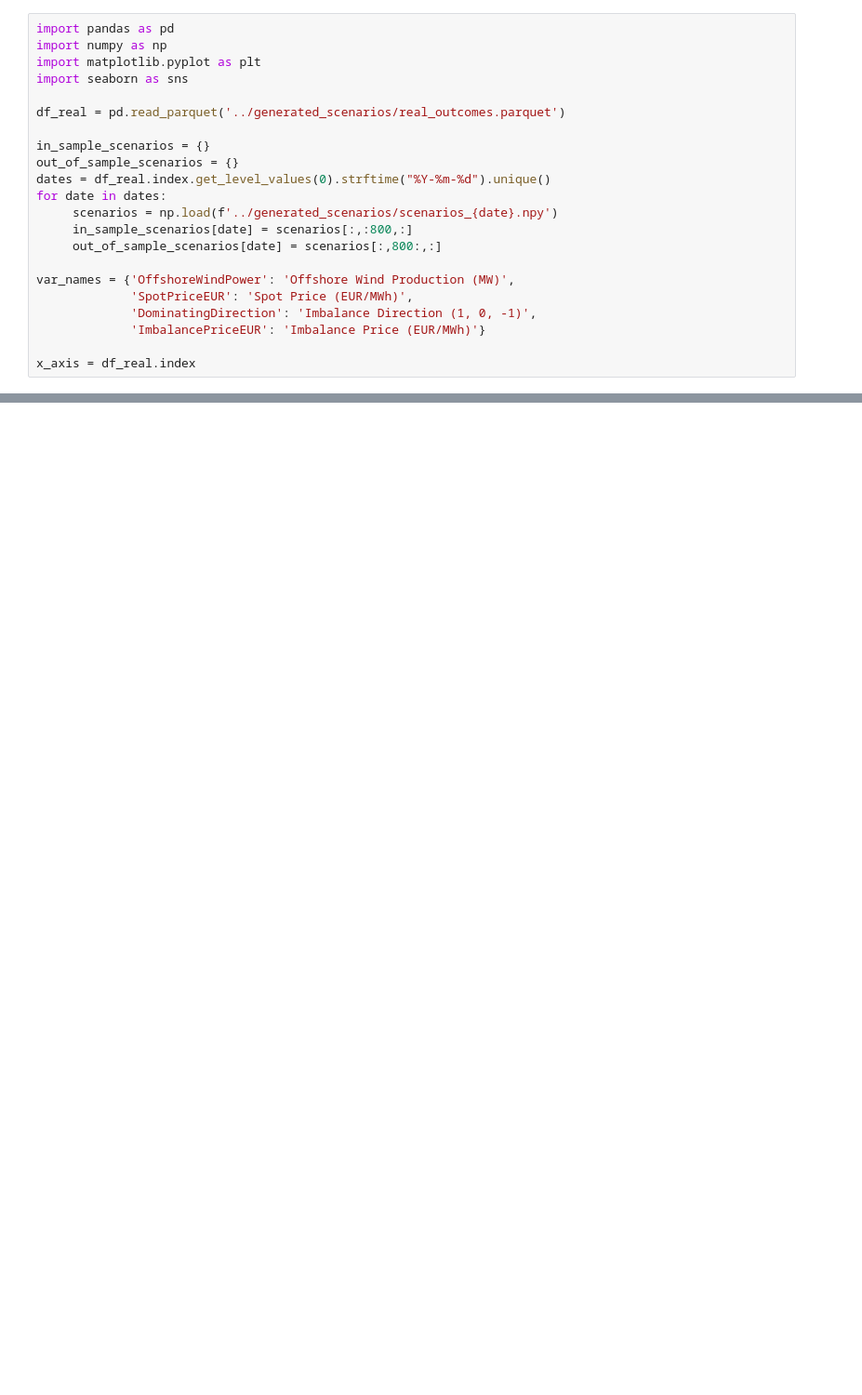
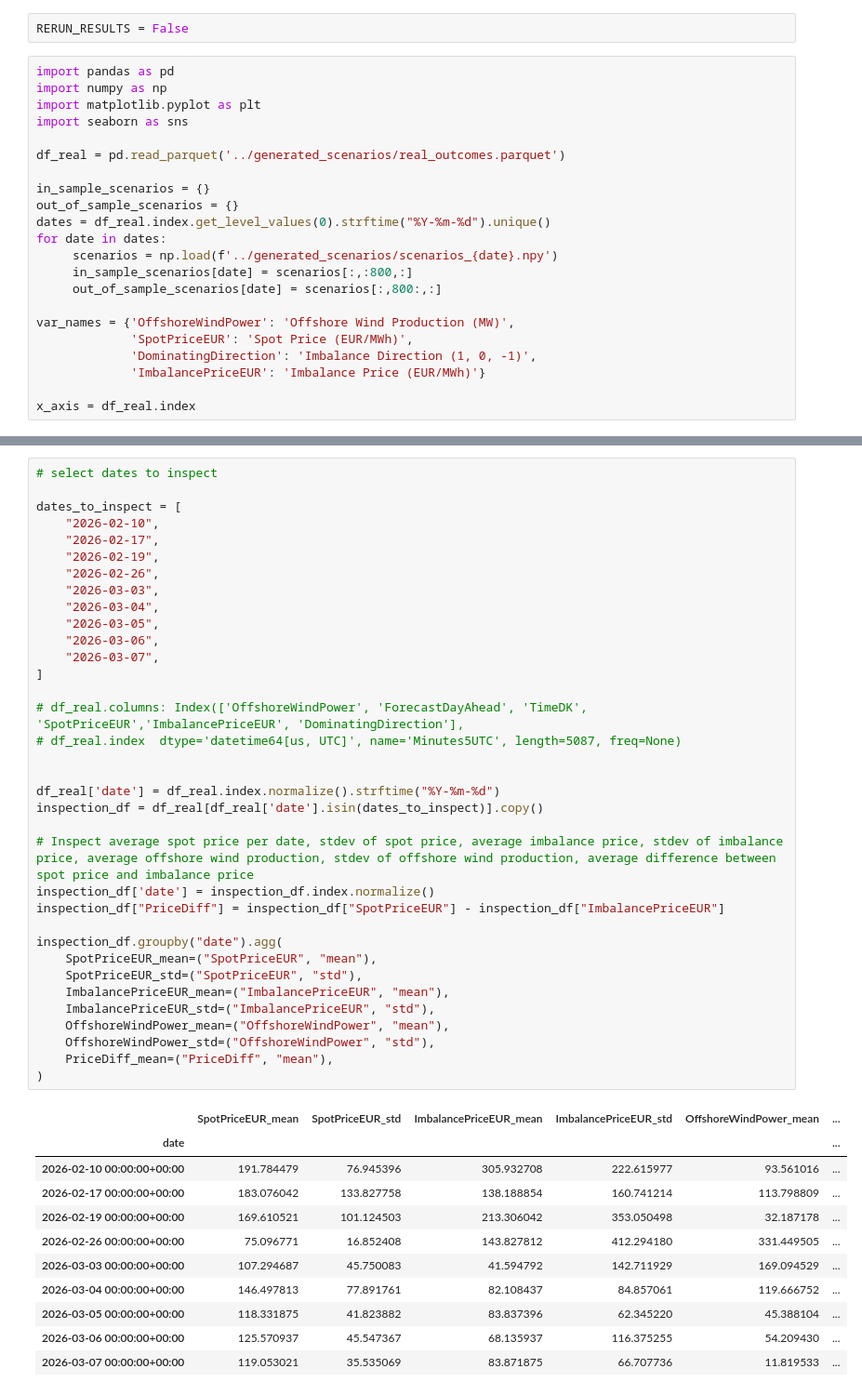
Before and after one commit to dguiraldes/optimal_offer, a Jupyter notebook: notebooks/05-strategy_comparison.ipynb, the cells around one changed output, grey strips where cells are left out. Shown at 93% size. Drawn from its saved outputs; the diff is of its cells as text; blank space fills up the shorter version.

Commit message:
Updated results and included exectuive summary draft

```diff
--- a/notebooks/05-strategy_comparison.ipynb
+++ b/notebooks/05-strategy_comparison.ipynb
@@ -7,3 +9,5 @@ Compared strategies include:
+# %%
+RERUN_RESULTS = False
 # %%
 import pandas as pd
 import numpy as np
@@ -227,0 +340,47 @@ plt.show()
+# %%
+# select dates to inspect
+
+dates_to_inspect = [
+    "2026-02-10",
+    "2026-02-17",
+    "2026-02-19",
+    "2026-02-26",
+    "2026-03-03",
+    "2026-03-04",
+    "2026-03-05",
+    "2026-03-06",
+    "2026-03-07",
+]
+
+# df_real.columns: Index(['OffshoreWindPower', 'ForecastDayAhead', 'TimeDK', 'SpotPriceEUR','ImbalancePriceEUR', 'DominatingDirection'],
+# df_real.index  dtype='datetime64[us, UTC]', name='Minutes5UTC', length=5087, freq=None)
+
+
+df_real['date'] = df_real.index.normalize().strftime("%Y-%m-%d")
+inspection_df = df_real[df_real['date'].isin(dates_to_inspect)].copy()
+
+# Inspect average spot price per date, stdev of spot price, average imbalance price, stdev of imbalance price, average offshore wind production, stdev of offshore wind production, average difference between spot price and imbalance price
+inspection_df['date'] = inspection_df.index.normalize()
+inspection_df["PriceDiff"] = inspection_df["SpotPriceEUR"] - inspection_df["ImbalancePriceEUR"]
+
+inspection_df.groupby("date").agg(
+    SpotPriceEUR_mean=("SpotPriceEUR", "mean"),
+    SpotPriceEUR_std=("SpotPriceEUR", "std"),
+    ImbalancePriceEUR_mean=("ImbalancePriceEUR", "mean"),
+    ImbalancePriceEUR_std=("ImbalancePriceEUR", "std"),
+    OffshoreWindPower_mean=("OffshoreWindPower", "mean"),
+    OffshoreWindPower_std=("OffshoreWindPower", "std"),
+    PriceDiff_mean=("PriceDiff", "mean"),
+)
+# %% [output]
+|  | SpotPriceEUR_mean | SpotPriceEUR_std | ImbalancePriceEUR_mean | ImbalancePriceEUR_std | OffshoreWindPower_mean | ... |
+| date |  |  |  |  |  | ... |
+| 2026-02-10 00:00:00+00:00 | 191.784479 | 76.945396 | 305.932708 | 222.615977 | 93.561016 | ... |
+| 2026-02-17 00:00:00+00:00 | 183.076042 | 133.827758 | 138.188854 | 160.741214 | 113.798809 | ... |
+| 2026-02-19 00:00:00+00:00 | 169.610521 | 101.124503 | 213.306042 | 353.050498 | 32.187178 | ... |
+| 2026-02-26 00:00:00+00:00 | 75.096771 | 16.852408 | 143.827812 | 412.294180 | 331.449505 | ... |
+| 2026-03-03 00:00:00+00:00 | 107.294687 | 45.750083 | 41.594792 | 142.711929 | 169.094529 | ... |
+| 2026-03-04 00:00:00+00:00 | 146.497813 | 77.891761 | 82.108437 | 84.857061 | 119.666752 | ... |
+| 2026-03-05 00:00:00+00:00 | 118.331875 | 41.823882 | 83.837396 | 62.345220 | 45.388104 | ... |
+| 2026-03-06 00:00:00+00:00 | 125.570937 | 45.547367 | 68.135937 | 116.375255 | 54.209430 | ... |
+| 2026-03-07 00:00:00+00:00 | 119.053021 | 35.535069 | 83.871875 | 66.707736 | 11.819533 | ... |
```
Also changed, not shown: parts of 17 cells of this notebook, 7 other files.
